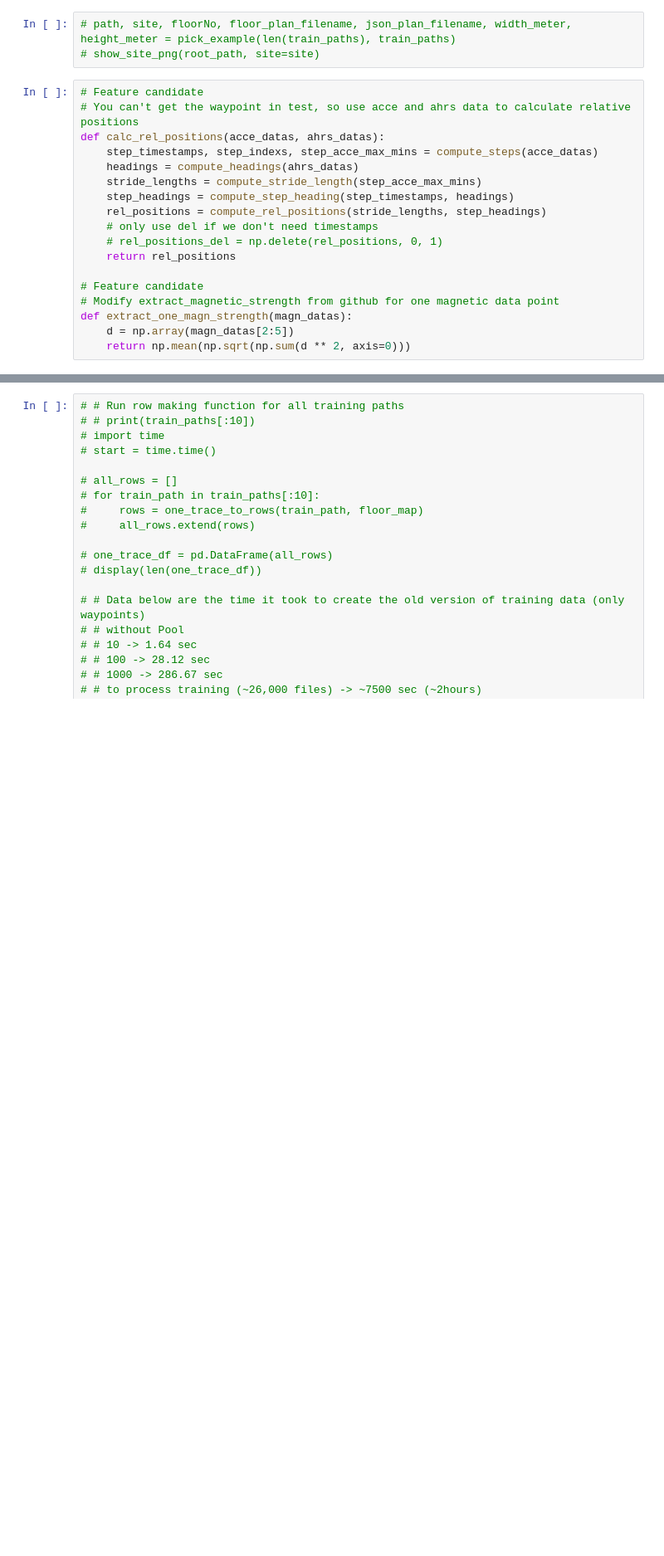
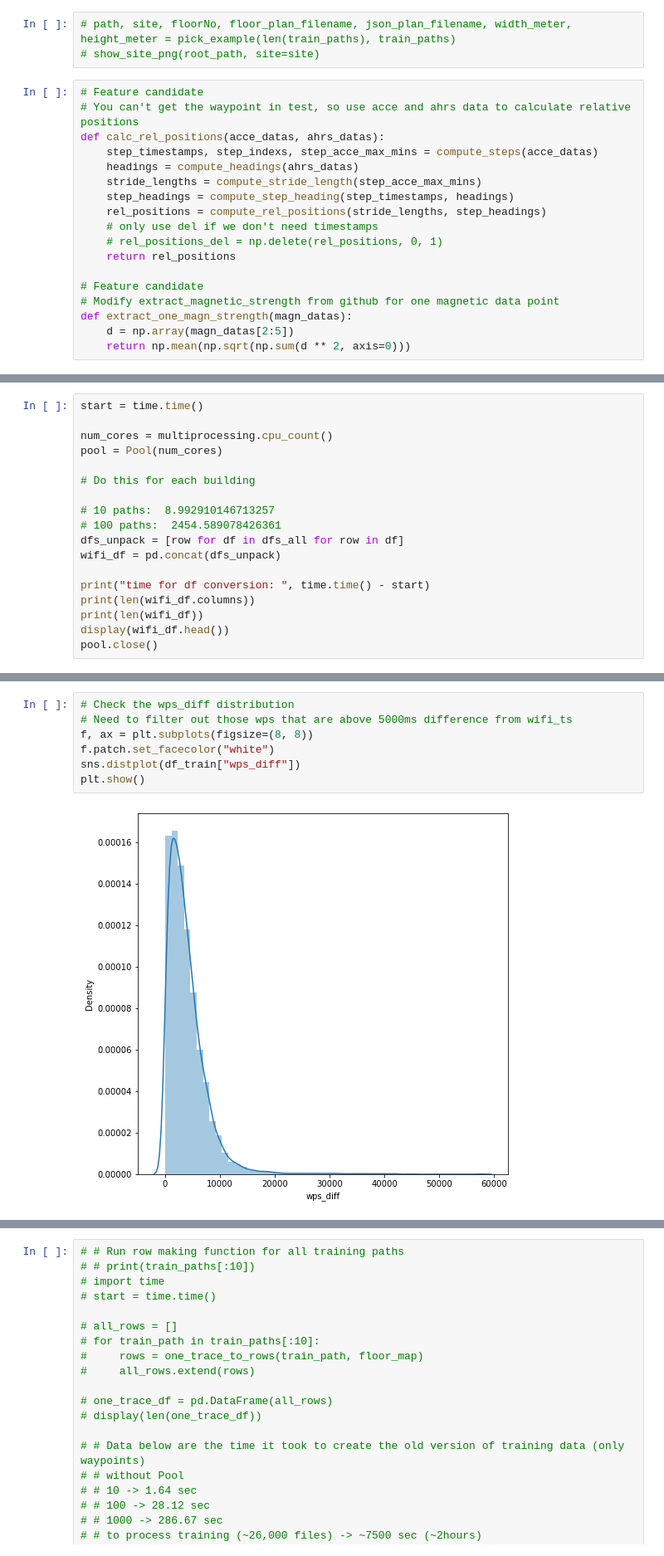
Before and after one commit to robot269006/indoor, a Jupyter notebook: indoor-train-5-imu.ipynb, the cells around one changed output, grey strips where cells are left out. Shown at 83% size. Cells and saved outputs as stored; diff of their text form; blank space fills up the shorter version.

```diff
--- a/indoor-train-5-imu.ipynb
+++ b/indoor-train-5-imu.ipynb
@@ -400,0 +517,18 @@ wifi unique ssid x bssid:  171
+# %%
+start = time.time()
+
+num_cores = multiprocessing.cpu_count()
+pool = Pool(num_cores)
+
+# Do this for each building
+
+# 10 paths:  8.992910146713257
+# 100 paths:  2454.589078426361
+dfs_unpack = [row for df in dfs_all for row in df]
+wifi_df = pd.concat(dfs_unpack)
+
+print("time for df conversion: ", time.time() - start)
+print(len(wifi_df.columns))
+print(len(wifi_df))
+display(wifi_df.head())
+pool.close()
@@ -400,0 +683,9 @@ wifi unique ssid x bssid:  171
+# %%
+# Check the wps_diff distribution
+# Need to filter out those wps that are above 5000ms difference from wifi_ts
+f, ax = plt.subplots(figsize=(8, 8))
+f.patch.set_facecolor("white")
+sns.distplot(df_train["wps_diff"])
+plt.show()
+# %% [output]
+[figure, added]
```
Also changed, not shown: parts of 41 cells of this notebook.
